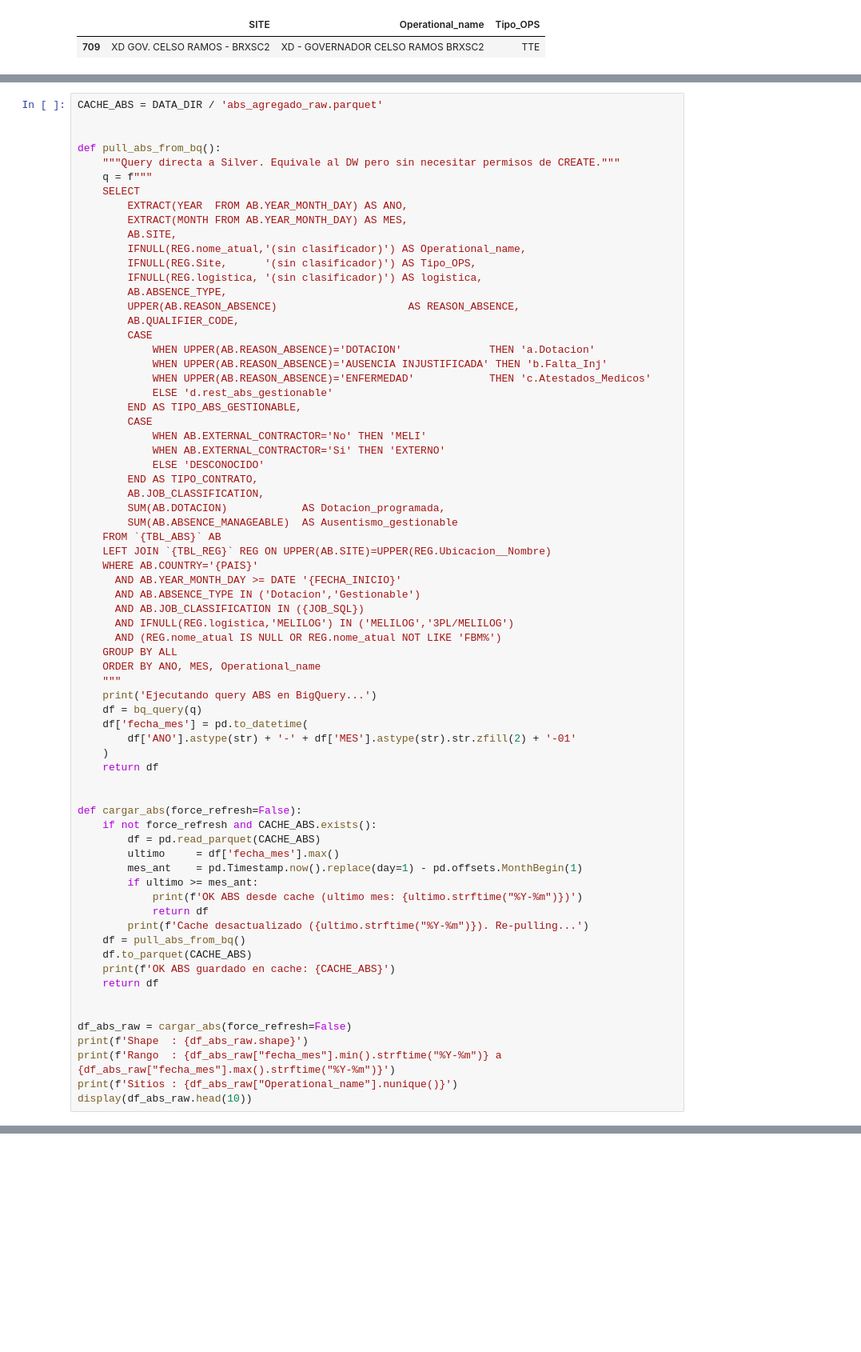
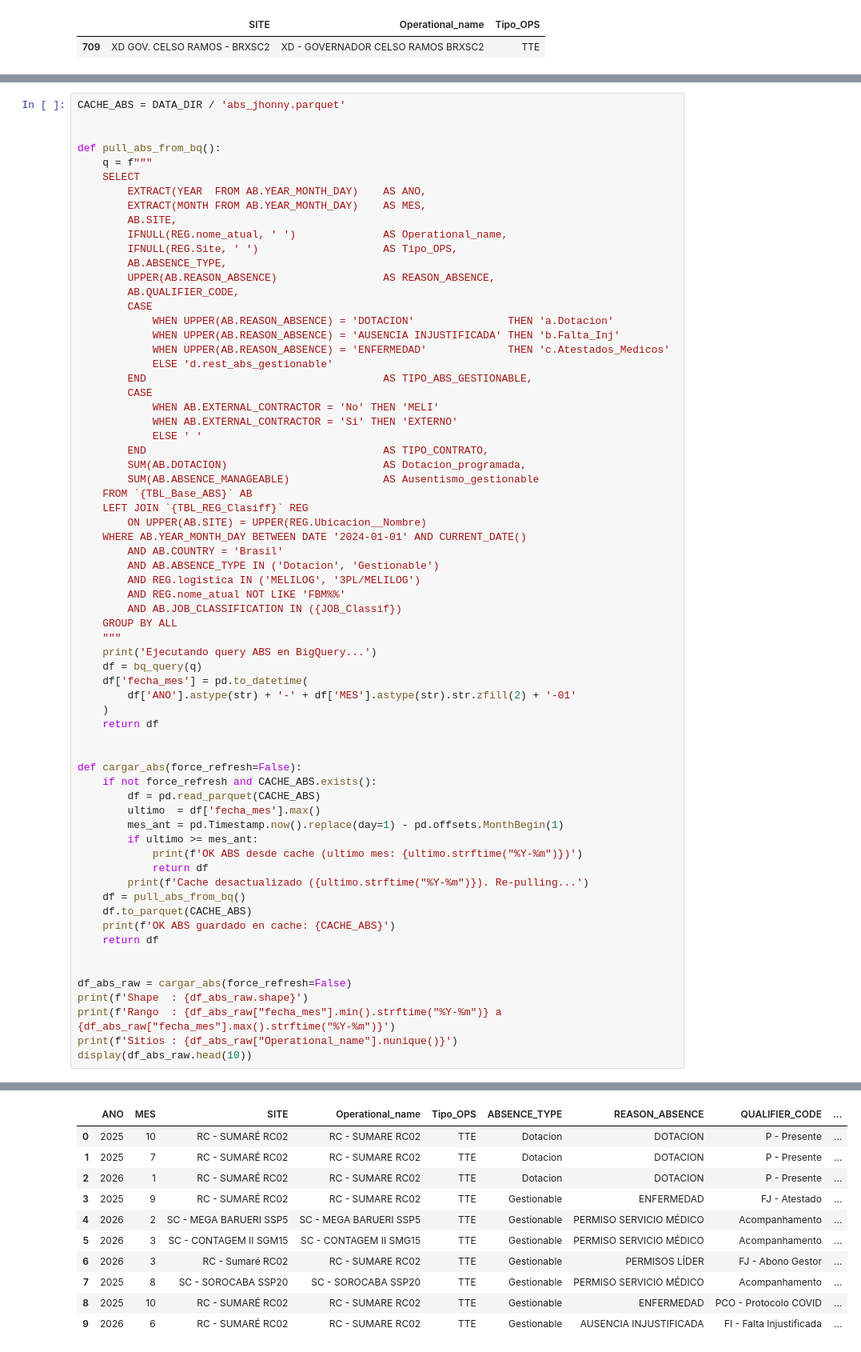
Before and after one commit to sergibarra-MP/Forecast_TTE, a Jupyter notebook: Forecast_TTE_v0/notebooks/Forecast_TTE_test.ipynb, the cells around one changed output, grey strips where cells are left out. Shown at 80% size. Drawn from its saved outputs; the diff is of its cells as text; blank space fills up the shorter version.

```diff
--- a/Forecast_TTE_v0/notebooks/Forecast_TTE_test.ipynb
+++ b/Forecast_TTE_v0/notebooks/Forecast_TTE_test.ipynb
@@ -1636,44 +1724,41 @@ No dependemos de ninguna tabla DW de terceros.
 # %%
-CACHE_ABS = DATA_DIR / 'abs_agregado_raw.parquet'
+CACHE_ABS = DATA_DIR / 'abs_jhonny.parquet'
 
 
 def pull_abs_from_bq():
-    """Query directa a Silver. Equivale al DW pero sin necesitar permisos de CREATE."""
     q = f"""
     SELECT
-        EXTRACT(YEAR  FROM AB.YEAR_MONTH_DAY) AS ANO,
-        EXTRACT(MONTH FROM AB.YEAR_MONTH_DAY) AS MES,
+        EXTRACT(YEAR  FROM AB.YEAR_MONTH_DAY)    AS ANO,
+        EXTRACT(MONTH FROM AB.YEAR_MONTH_DAY)    AS MES,
         AB.SITE,
-        IFNULL(REG.nome_atual,'(sin clasificador)') AS Operational_name,
-        IFNULL(REG.Site,      '(sin clasificador)') AS Tipo_OPS,
-        IFNULL(REG.logistica, '(sin clasificador)') AS logistica,
+        IFNULL(REG.nome_atual, ' ')              AS Operational_name,
+        IFNULL(REG.Site, ' ')                    AS Tipo_OPS,
         AB.ABSENCE_TYPE,
-        UPPER(AB.REASON_ABSENCE)                     AS REASON_ABSENCE,
+        UPPER(AB.REASON_ABSENCE)                 AS REASON_ABSENCE,
         AB.QUALIFIER_CODE,
         CASE
-            WHEN UPPER(AB.REASON_ABSENCE)='DOTACION'              THEN 'a.Dotacion'
-            WHEN UPPER(AB.REASON_ABSENCE)='AUSENCIA INJUSTIFICADA' THEN 'b.Falta_Inj'
-            WHEN UPPER(AB.REASON_ABSENCE)='ENFERMEDAD'            THEN 'c.Atestados_Medicos'
+            WHEN UPPER(AB.REASON_ABSENCE) = 'DOTACION'               THEN 'a.Dotacion'
+            WHEN UPPER(AB.REASON_ABSENCE) = 'AUSENCIA INJUSTIFICADA' THEN 'b.Falta_Inj'
+            WHEN UPPER(AB.REASON_ABSENCE) = 'ENFERMEDAD'             THEN 'c.Atestados_Medicos'
             ELSE 'd.rest_abs_gestionable'
-        END AS TIPO_ABS_GESTIONABLE,
+        END                                      AS TIPO_ABS_GESTIONABLE,
         CASE
-            WHEN AB.EXTERNAL_CONTRACTOR='No' THEN 'MELI'
-            WHEN AB.EXTERNAL_CONTRACTOR='Si' THEN 'EXTERNO'
-            ELSE 'DESCONOCIDO'
-        END AS TIPO_CONTRATO,
-        AB.JOB_CLASSIFICATION,
-        SUM(AB.DOTACION)            AS Dotacion_programada,
-        SUM(AB.ABSENCE_MANAGEABLE)  AS Ausentismo_gestionable
-    FROM `{TBL_ABS}` AB
-    LEFT JOIN `{TBL_REG}` REG ON UPPER(AB.SITE)=UPPER(REG.Ubicacion__Nombre)
-    WHERE AB.COUNTRY='{PAIS}'
-      AND AB.YEAR_MONTH_DAY >= DATE '{FECHA_INICIO}'
-      AND AB.ABSENCE_TYPE IN ('Dotacion','Gestionable')
-      AND AB.JOB_CLASSIFICATION IN ({JOB_SQL})
-      AND IFNULL(REG.logistica,'MELILOG') IN ('MELILOG','3PL/MELILOG')
-      AND (REG.nome_atual IS NULL OR REG.nome_atual NOT LIKE 'FBM%')
+            WHEN AB.EXTERNAL_CONTRACTOR = 'No' THEN 'MELI'
+            WHEN AB.EXTERNAL_CONTRACTOR = 'Si' THEN 'EXTERNO'
+            ELSE ' '
+        END                                      AS TIPO_CONTRATO,
+        SUM(AB.DOTACION)                         AS Dotacion_programada,
+        SUM(AB.ABSENCE_MANAGEABLE)               AS Ausentismo_gestionable
+    FROM `{TBL_Base_ABS}` AB
+    LEFT JOIN `{TBL_REG_Clasiff}` REG
+        ON UPPER(AB.SITE) = UPPER(REG.Ubicacion__Nombre)
+    WHERE AB.YEAR_MONTH_DAY BETWEEN DATE '2024-01-01' AND CURRENT_DATE()
+        AND AB.COUNTRY = 'Brasil'
+        AND AB.ABSENCE_TYPE IN ('Dotacion', 'Gestionable')
+        AND REG.logistica IN ('MELILOG', '3PL/MELILOG')
+        AND REG.nome_atual NOT LIKE 'FBM%%'
+        AND AB.JOB_CLASSIFICATION IN ({JOB_Classif})
     GROUP BY ALL
-    ORDER BY ANO, MES, Operational_name
     """
     print('Ejecutando query ABS en BigQuery...')
     df = bq_query(q)
@@ -1686,8 +1771,8 @@ def pull_abs_from_bq():
 def cargar_abs(force_refresh=False):
     if not force_refresh and CACHE_ABS.exists():
         df = pd.read_parquet(CACHE_ABS)
-        ultimo     = df['fecha_mes'].max()
-        mes_ant    = pd.Timestamp.now().replace(day=1) - pd.offsets.MonthBegin(1)
+        ultimo  = df['fecha_mes'].max()
+        mes_ant = pd.Timestamp.now().replace(day=1) - pd.offsets.MonthBegin(1)
         if ultimo >= mes_ant:
             print(f'OK ABS desde cache (ultimo mes: {ultimo.strftime("%Y-%m")})')
             return df
@@ -1703,3 +1788,4 @@ print(f'Shape  : {df_abs_raw.shape}')
 print(f'Rango  : {df_abs_raw["fecha_mes"].min().strftime("%Y-%m")} a {df_abs_raw["fecha_mes"].max().strftime("%Y-%m")}')
 print(f'Sitios : {df_abs_raw["Operational_name"].nunique()}')
 display(df_abs_raw.head(10))
+# %% [output]
@@ -1706,2 +1797,13 @@ display(df_abs_raw.head(10))
+|  | ANO | MES | SITE | Operational_name | Tipo_OPS | ABSENCE_TYPE | REASON_ABSENCE | QUALIFIER_CODE | ... |
+| 0 | 2025 | 10 | RC - SUMARÉ RC02 | RC - SUMARE RC02 | TTE | Dotacion | DOTACION | P - Presente | ... |
+| 1 | 2025 | 7 | RC - SUMARÉ RC02 | RC - SUMARE RC02 | TTE | Dotacion | DOTACION | P - Presente | ... |
+| 2 | 2026 | 1 | RC - SUMARÉ RC02 | RC - SUMARE RC02 | TTE | Dotacion | DOTACION | P - Presente | ... |
+| 3 | 2025 | 9 | RC - SUMARÉ RC02 | RC - SUMARE RC02 | TTE | Gestionable | ENFERMEDAD | FJ - Atestado | ... |
+| 4 | 2026 | 2 | SC - MEGA BARUERI SSP5 | SC - MEGA BARUERI SSP5 | TTE | Gestionable | PERMISO SERVICIO MÉDICO | Acompanhamento | ... |
+| 5 | 2026 | 3 | SC - CONTAGEM II SGM15 | SC - CONTAGEM II SMG15 | TTE | Gestionable | PERMISO SERVICIO MÉDICO | Acompanhamento | ... |
+| 6 | 2026 | 3 | RC - Sumaré RC02 | RC - SUMARE RC02 | TTE | Gestionable | PERMISOS LÍDER | FJ - Abono Gestor | ... |
+| 7 | 2025 | 8 | SC - SOROCABA SSP20 | SC - SOROCABA SSP20 | TTE | Gestionable | PERMISO SERVICIO MÉDICO | Acompanhamento | ... |
+| 8 | 2025 | 10 | RC - SUMARÉ RC02 | RC - SUMARE RC02 | TTE | Gestionable | ENFERMEDAD | PCO - Protocolo COVID | ... |
+| 9 | 2026 | 6 | RC - SUMARÉ RC02 | RC - SUMARE RC02 | TTE | Gestionable | AUSENCIA INJUSTIFICADA | FI - Falta Injustificada | ... |
 # %% [markdown]
 ---
```
Also changed, not shown: parts of 28 cells of this notebook, 1 other file.
